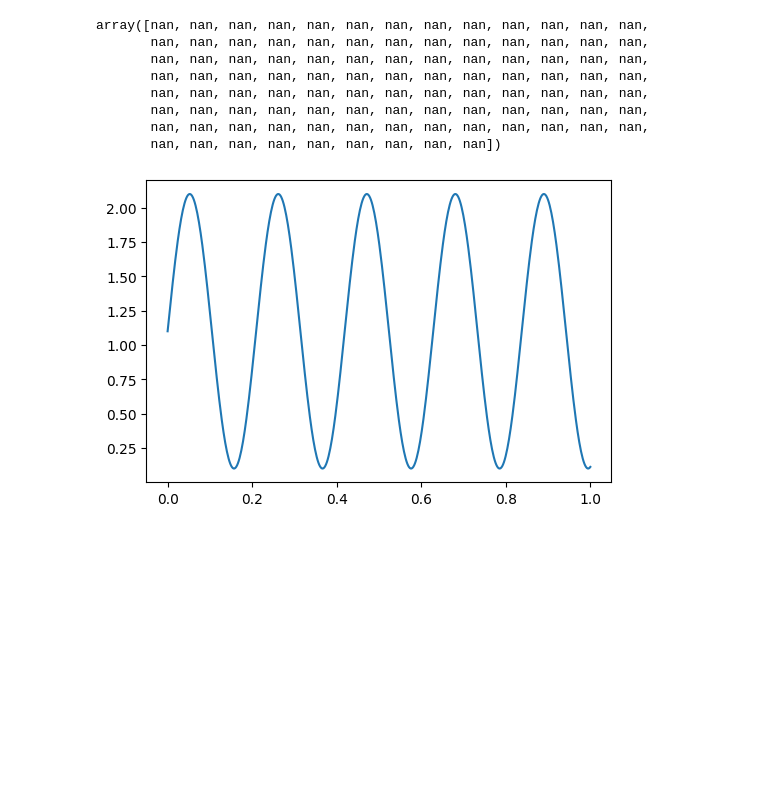
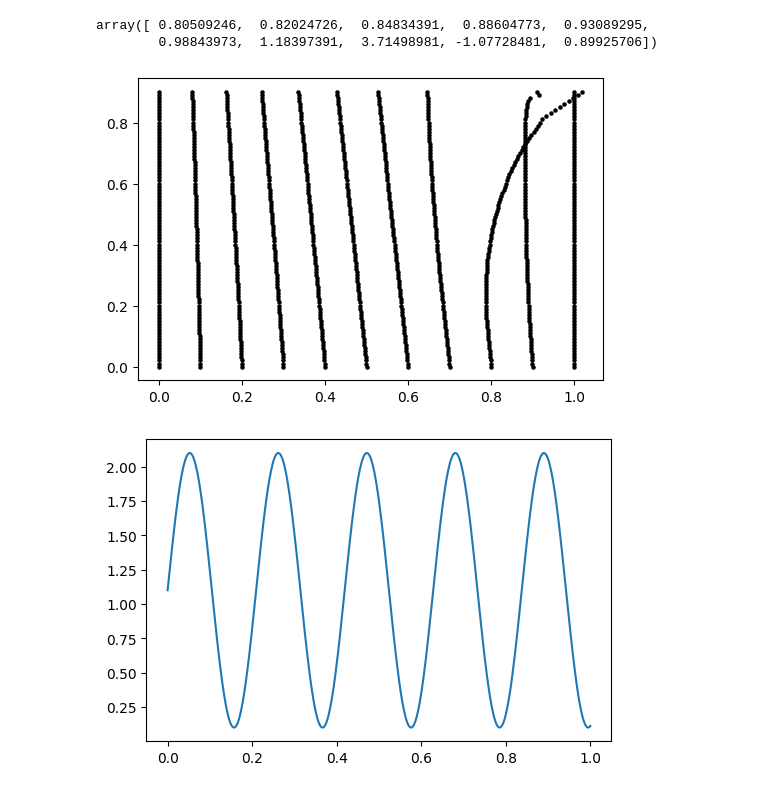
Before and after one commit to MIJO7317/DynamicGrid2D, a Jupyter notebook: main.ipynb, the cells around one changed output. Cells and saved outputs as stored; diff of their text form; code cells hidden in the pictures; blank space fills up the shorter version.

```diff
--- a/main.ipynb
+++ b/main.ipynb
@@ -4,18 +4,18 @@ import matplotlib
 import matplotlib.pyplot as plt
 matplotlib.rcParams["figure.dpi"] = 100
 # %%
-T = 0.05
+T = 0.01
 
 a = 0
 b = 1
 
-h = 0.01
+h = 0.1
 tau = 0.001
 
 M = int(T/tau) + 1
 N = int((b-a)/h) + 1
 
-K = lambda u, x, t: np.sin(x*30) + 1.1
+K = lambda u, x, t: u**2
 
 A = np.zeros((M, N))
 Psi = np.ones(N-1)
@@ -27,7 +27,7 @@ for n in range(N):
     A[0][n] = np.sin(n*h)
 
 for m in range(1, M):
-    tau = 0.001
+    # tau = 0.001
     for n in range(1, N - 1):
         Q[0] = 0
         for i in range(1, N-1):
@@ -41,12 +41,12 @@ for m in range(1, M):
 
         Psi_next = np.zeros(N-1)
 
-        taus = list()
-        for i in range(0, N-1):
-            if Q[i] != Q[i+1]:
-                taus.append(abs(h*Psi[i]/2/(Q[i+1] - Q[i])))
-        if len(taus) != 0:
-            tau = min(taus)
+        # taus = list()
+        # for i in range(0, N-1):
+        #     if Q[i] != Q[i+1]:
+        #         taus.append(abs(h*Psi[i]/2/(Q[i+1] - Q[i])))
+        # if len(taus) != 0:
+        #     tau = min(taus)
 
         for i in range(0, N - 1):
             Psi_next[i] = Psi[i] + tau/h*(Q[i]-Q[i+1])
@@ -64,26 +64,22 @@ for m in range(1, M):
 # %%
 Psi
 # %% [output]
-array([nan, nan, nan, nan, nan, nan, nan, nan, nan, nan, nan, nan, nan,
-       nan, nan, nan, nan, nan, nan, nan, nan, nan, nan, nan, nan, nan,
-       nan, nan, nan, nan, nan, nan, nan, nan, nan, nan, nan, nan, nan,
-       nan, nan, nan, nan, nan, nan, nan, nan, nan, nan, nan, nan, nan,
-       nan, nan, nan, nan, nan, nan, nan, nan, nan, nan, nan, nan, nan,
-       nan, nan, nan, nan, nan, nan, nan, nan, nan, nan, nan, nan, nan,
-       nan, nan, nan, nan, nan, nan, nan, nan, nan, nan, nan, nan, nan,
-       nan, nan, nan, nan, nan, nan, nan, nan, nan])
+array([ 0.80509246,  0.82024726,  0.84834391,  0.88604773,  0.93089295,
+        0.98843973,  1.18397391,  3.71498981, -1.07728481,  0.89925706])
 # %%
 t = 0
 for Psi in Psis:
     X = list()
     xi = 0
     X.append(xi)
     for psi in Psi:
         xi += psi * h
         X.append(xi)
-    plt.scatter(X, np.full((len(X)), t), s=3, color='black')
+    plt.scatter(X, np.full((len(X)), t), s=5, color='black')
     t += 0.01
 plt.show()
+# %% [output]
+[figure, added]
 # %%
 
 
```
